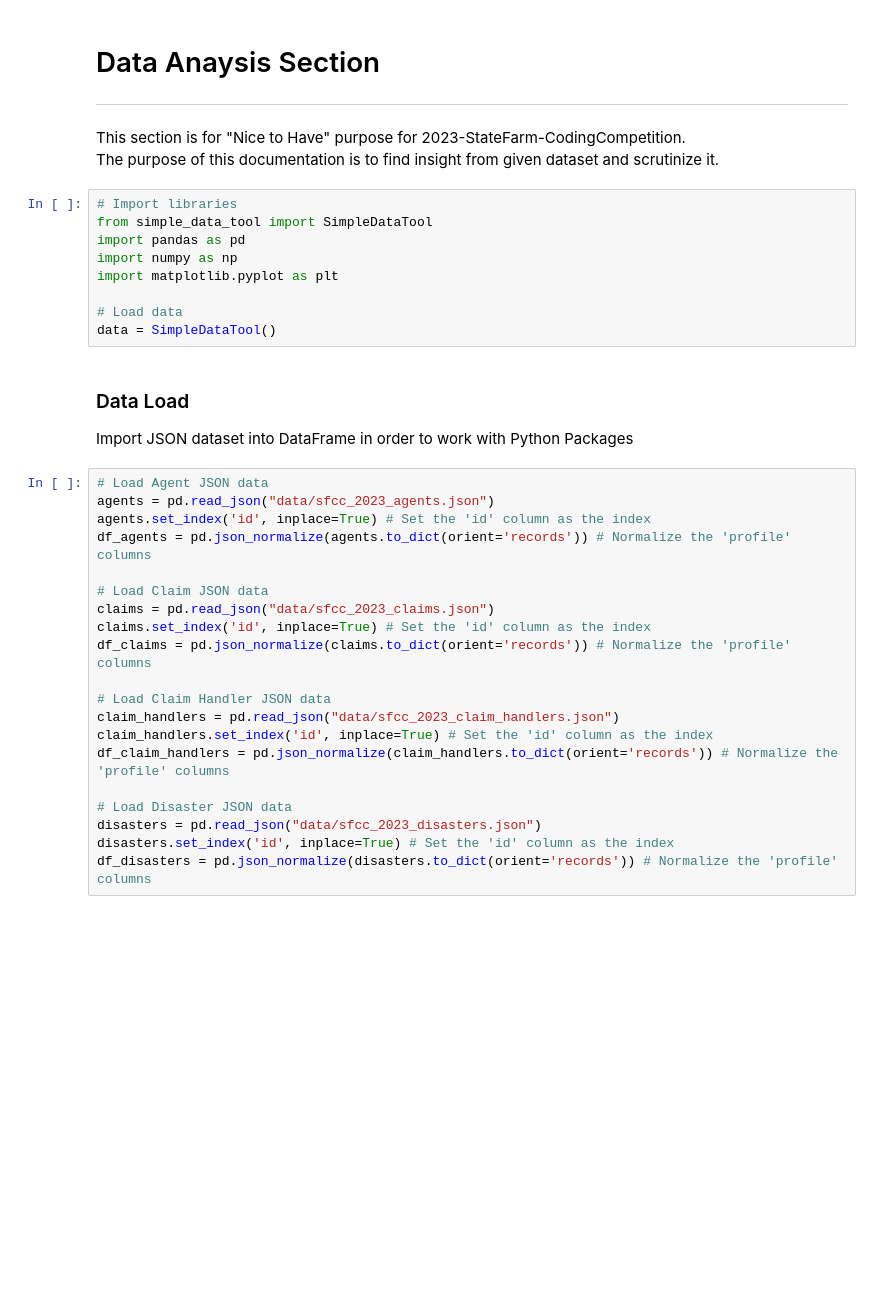
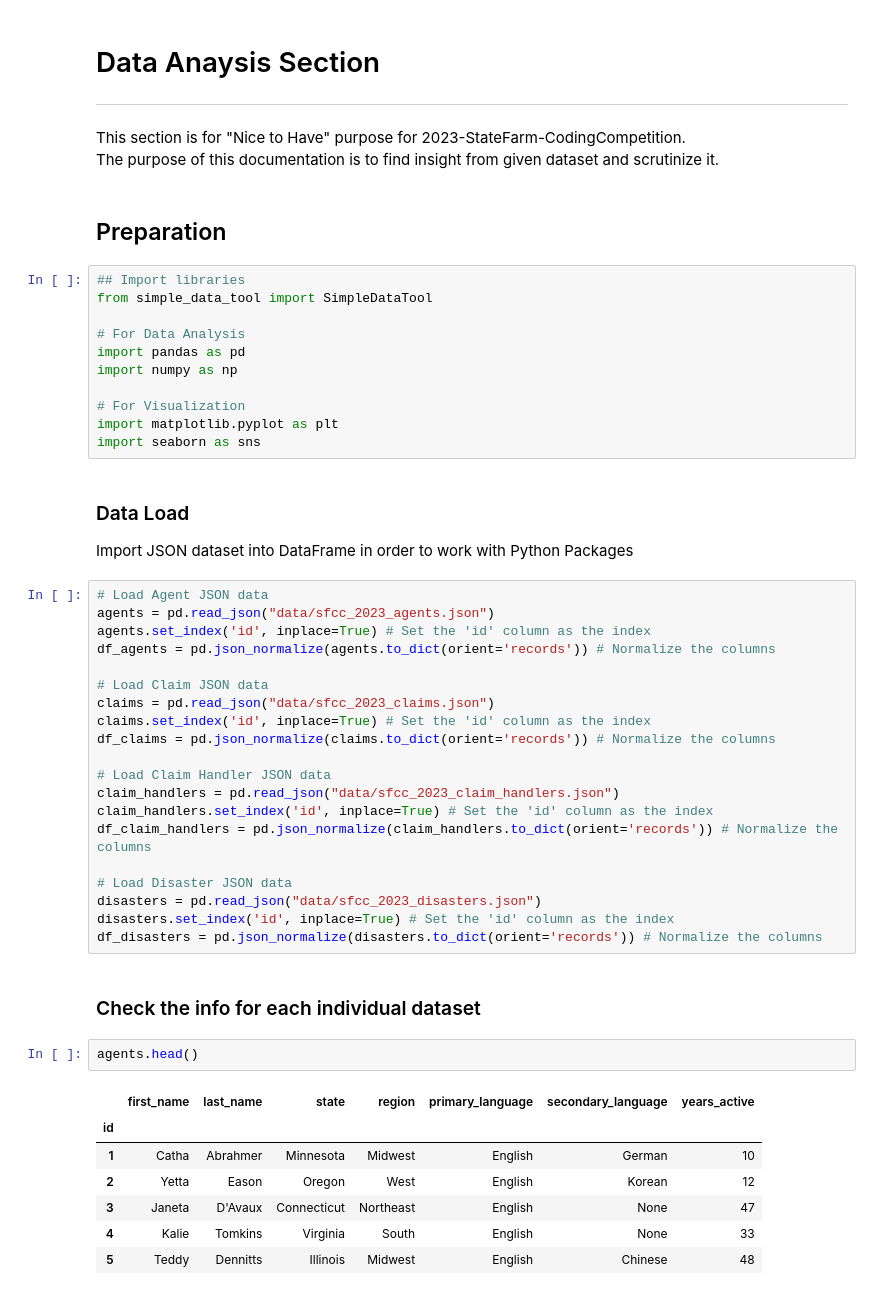
Before and after one commit to StateFarmInsCodingCompetition/2023-StateFarm-CodingCompetition, a Jupyter notebook: python/data_analysis.ipynb, the cells around one changed output. Saved outputs shown, nothing was run; the diff lists cells and outputs as text; blank space fills up the shorter version.

```diff
--- a/python/data_analysis.ipynb
+++ b/python/data_analysis.ipynb
@@ -3,15 +3,19 @@
 ---
 This section is for "Nice to Have" purpose for 2023-StateFarm-CodingCompetition. <br>
 The purpose of this documentation is to find insight from given dataset and scrutinize it.
+# %% [markdown]
+## Preparation
 # %%
-# Import libraries
+## Import libraries
 from simple_data_tool import SimpleDataTool
+
+# For Data Analysis
 import pandas as pd
 import numpy as np
+
+# For Visualization
 import matplotlib.pyplot as plt
-
-# Load data
-data = SimpleDataTool()
+import seaborn as sns
 # %% [markdown]
 ### Data Load
 Import JSON dataset into DataFrame in order to work with Python Packages
@@ -19,19 +23,31 @@ Import JSON dataset into DataFrame in order to work with Python Packages
 # Load Agent JSON data
 agents = pd.read_json("data/sfcc_2023_agents.json")
 agents.set_index('id', inplace=True) # Set the 'id' column as the index
-df_agents = pd.json_normalize(agents.to_dict(orient='records')) # Normalize the 'profile' columns
+df_agents = pd.json_normalize(agents.to_dict(orient='records')) # Normalize the columns
 
 # Load Claim JSON data
 claims = pd.read_json("data/sfcc_2023_claims.json")
 claims.set_index('id', inplace=True) # Set the 'id' column as the index
-df_claims = pd.json_normalize(claims.to_dict(orient='records')) # Normalize the 'profile' columns
+df_claims = pd.json_normalize(claims.to_dict(orient='records')) # Normalize the columns
 
 # Load Claim Handler JSON data
 claim_handlers = pd.read_json("data/sfcc_2023_claim_handlers.json")
 claim_handlers.set_index('id', inplace=True) # Set the 'id' column as the index
-df_claim_handlers = pd.json_normalize(claim_handlers.to_dict(orient='records')) # Normalize the 'profile' columns
+df_claim_handlers = pd.json_normalize(claim_handlers.to_dict(orient='records')) # Normalize the columns
 
 # Load Disaster JSON data
 disasters = pd.read_json("data/sfcc_2023_disasters.json")
 disasters.set_index('id', inplace=True) # Set the 'id' column as the index
-df_disasters = pd.json_normalize(disasters.to_dict(orient='records')) # Normalize the 'profile' columns
+df_disasters = pd.json_normalize(disasters.to_dict(orient='records')) # Normalize the columns
+# %% [markdown]
+### Check the info for each individual dataset
+# %%
+agents.head()
+# %% [output]
+|  | first_name | last_name | state | region | primary_language | secondary_language | years_active |
+| id |  |  |  |  |  |  |  |
+| 1 | Catha | Abrahmer | Minnesota | Midwest | English | German | 10 |
+| 2 | Yetta | Eason | Oregon | West | English | Korean | 12 |
+| 3 | Janeta | D'Avaux | Connecticut | Northeast | English | None | 47 |
+| 4 | Kalie | Tomkins | Virginia | South | English | None | 33 |
+| 5 | Teddy | Dennitts | Illinois | Midwest | English | Chinese | 48 |
```
Also changed, not shown: parts of 8 cells of this notebook, 2 other files.
